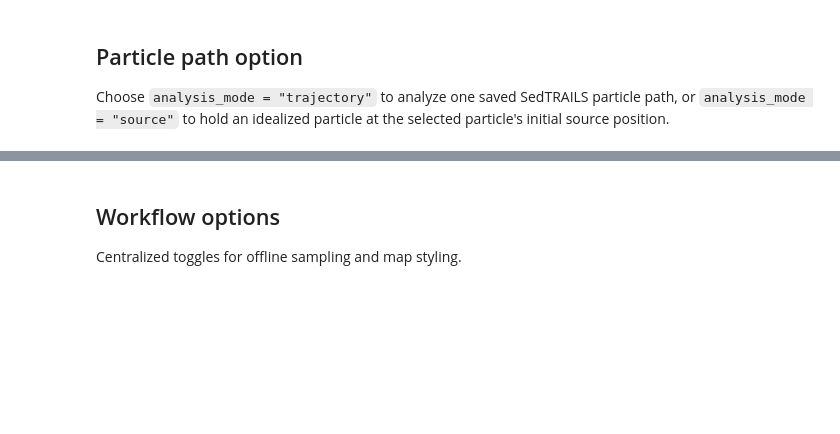
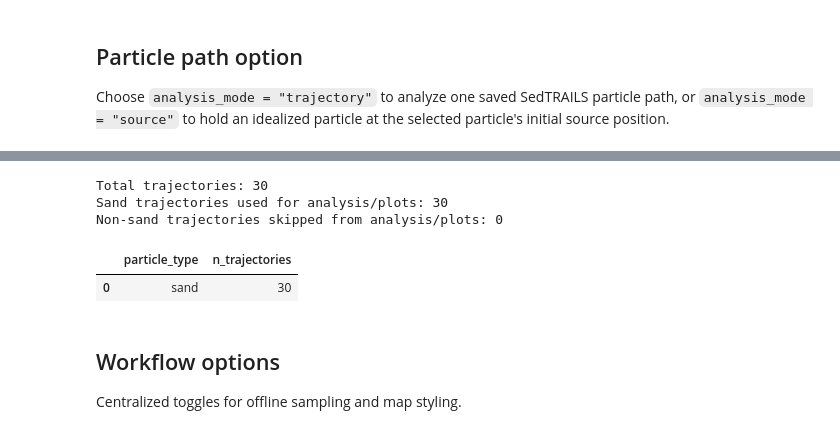
Before and after one commit to sgpearson17/sedtrails-sgp, a Jupyter notebook: examples/light_exposure_offline_workflow.ipynb, the cells around one changed output, grey strips where cells are left out. Saved outputs shown, nothing was run; the diff lists cells and outputs as text; code cells hidden in the pictures; blank space fills up the shorter version.

```diff
--- a/examples/light_exposure_offline_workflow.ipynb
+++ b/examples/light_exposure_offline_workflow.ipynb
@@ -100,3 +169,32 @@ trajectory 0 x= 40167.312 y= 16825.012
+# %%
+# Population summary used for sand-only analysis and plotting.
+unique_types, unique_counts = np.unique(trajectory_population_types, return_counts=True)
+population_summary = pd.DataFrame(
+    {
+        "particle_type": unique_types,
+        "n_trajectories": unique_counts,
+    }
+).sort_values(["n_trajectories", "particle_type"], ascending=[False, True], ignore_index=True)
+
+n_total = int(trajectory_population_types.size)
+n_sand = int(sand_particle_mask.sum())
+n_non_sand = int((~sand_particle_mask).sum())
+
+print(f"Total trajectories: {n_total}")
+print(f"Sand trajectories used for analysis/plots: {n_sand}")
+print(f"Non-sand trajectories skipped from analysis/plots: {n_non_sand}")
+
+if n_non_sand > 0:
+    skipped_types = sorted(set(trajectory_population_types[~sand_particle_mask].tolist()))
+    print(f"Skipped particle types: {skipped_types}")
+
+population_summary
+# %% [output]
+Total trajectories: 30
+Sand trajectories used for analysis/plots: 30
+Non-sand trajectories skipped from analysis/plots: 0
+|  | particle_type | n_trajectories |
+| 0 | sand | 30 |
 # %% [markdown]
 ## Workflow options
 
```
Also changed, not shown: parts of 14 cells of this notebook.
